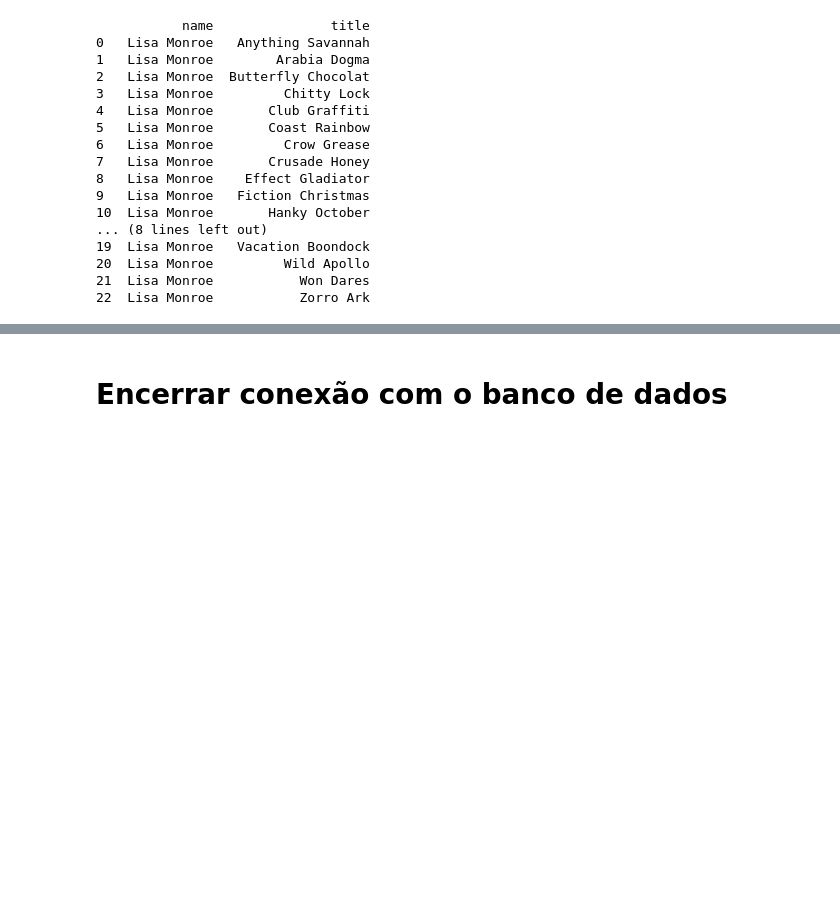
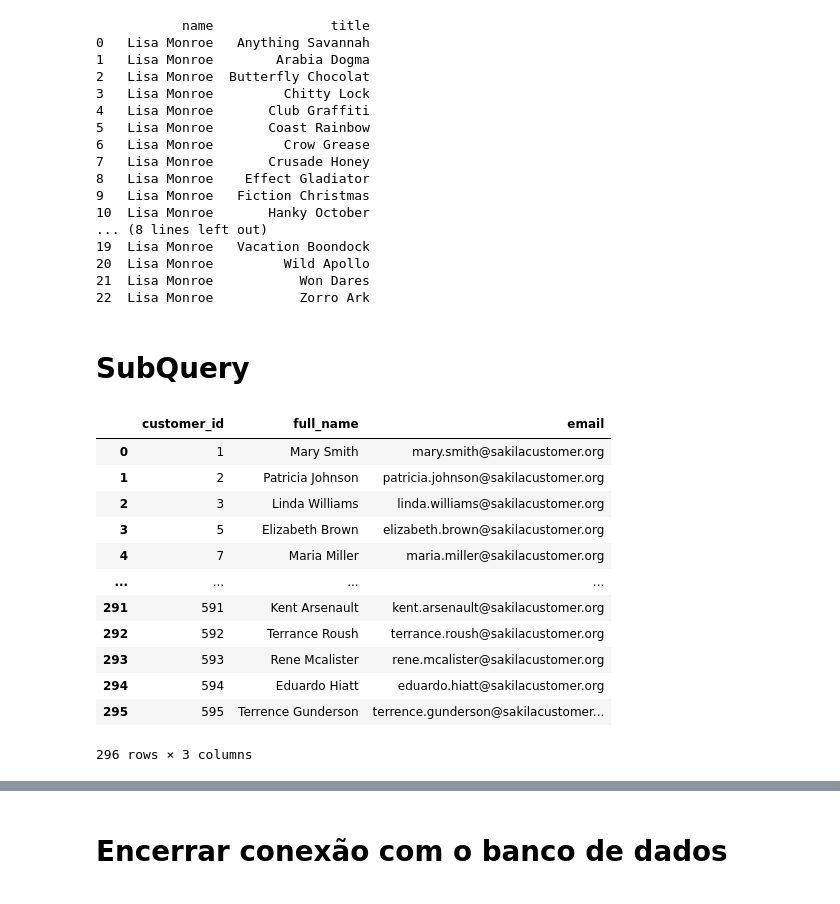
Before and after one commit to LRLeite/Data-Analytics, a Jupyter notebook: Explorando Dados com SQL/dvd_rental.ipynb, the cells around one changed output, grey strips where cells are left out. Saved outputs shown, nothing was run; the diff lists cells and outputs as text; code cells hidden in the pictures; blank space fills up the shorter version.

```diff
--- a/Explorando Dados com SQL/dvd_rental.ipynb
+++ b/Explorando Dados com SQL/dvd_rental.ipynb
@@ -367,3 +397,34 @@ print(df_15)
 20  Lisa Monroe         Wild Apollo
 21  Lisa Monroe           Won Dares
 22  Lisa Monroe           Zorro Ark
+# %% [markdown]
+# **SubQuery**
+# %%
+#Selecionar s consumidores que gastaram mais de $100 na loja
+query_16 = """
+SELECT customer_id, first_name || ' ' || last_name AS full_name, email
+FROM customer
+WHERE customer_id IN (
+    SELECT customer_id
+    FROM payment
+    GROUP BY customer_id
+    HAVING SUM(amount) > 100
+);
+"""
+
+df_16 = pd.read_sql_query(query_16, engine)
+display(df_16)
+# %% [output]
+|  | customer_id | full_name | email |
+| 0 | 1 | Mary Smith | mary.smith@sakilacustomer.org |
+| 1 | 2 | Patricia Johnson | patricia.johnson@sakilacustomer.org |
+| 2 | 3 | Linda Williams | linda.williams@sakilacustomer.org |
+| 3 | 5 | Elizabeth Brown | elizabeth.brown@sakilacustomer.org |
+| 4 | 7 | Maria Miller | maria.miller@sakilacustomer.org |
+| ... | ... | ... | ... |
+| 291 | 591 | Kent Arsenault | kent.arsenault@sakilacustomer.org |
+| 292 | 592 | Terrance Roush | terrance.roush@sakilacustomer.org |
+| 293 | 593 | Rene Mcalister | rene.mcalister@sakilacustomer.org |
+| 294 | 594 | Eduardo Hiatt | eduardo.hiatt@sakilacustomer.org |
+| 295 | 595 | Terrence Gunderson | terrence.gunderson@sakilacustomer... |
+296 rows × 3 columns
```
Also changed, not shown: parts of 8 cells of this notebook.
